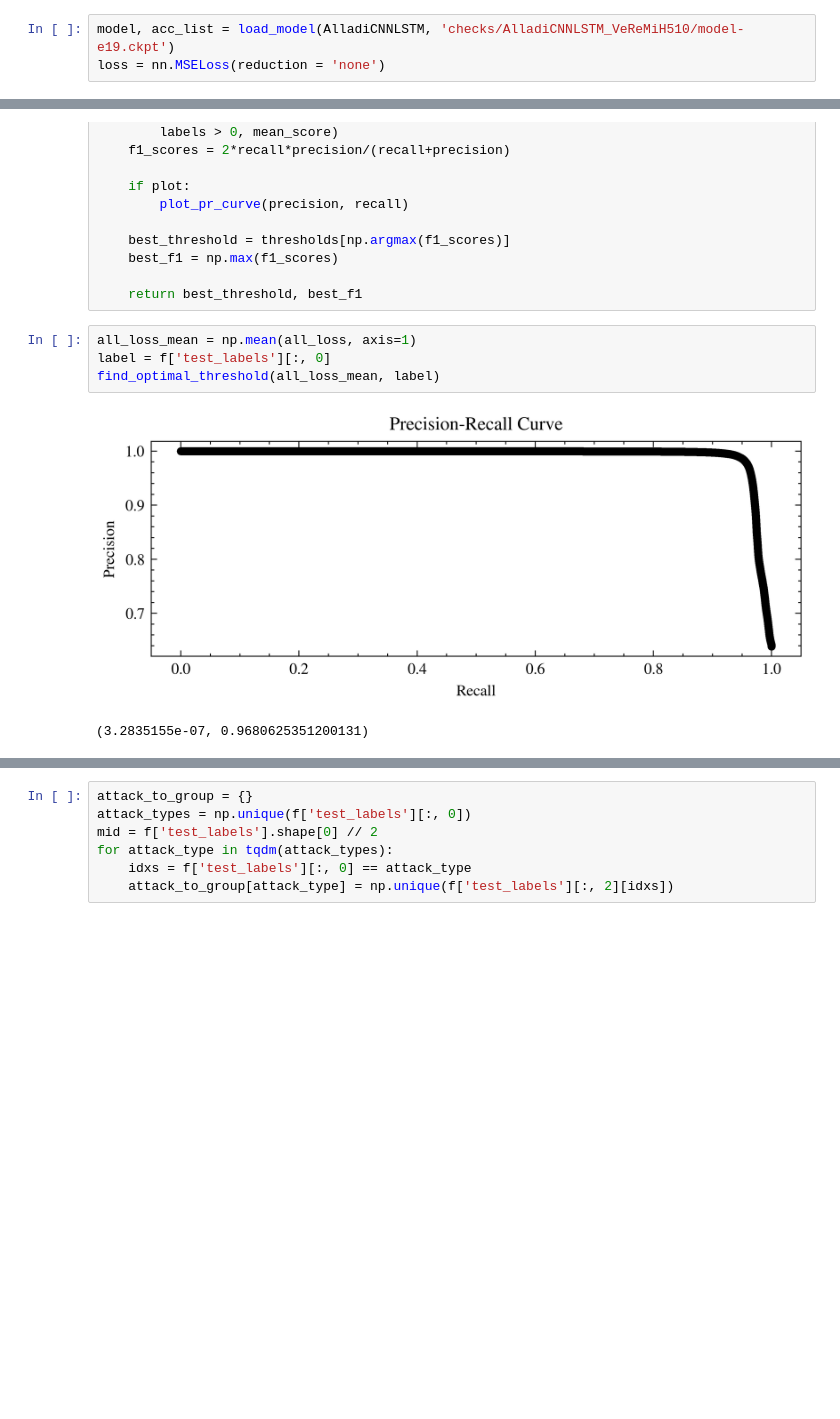
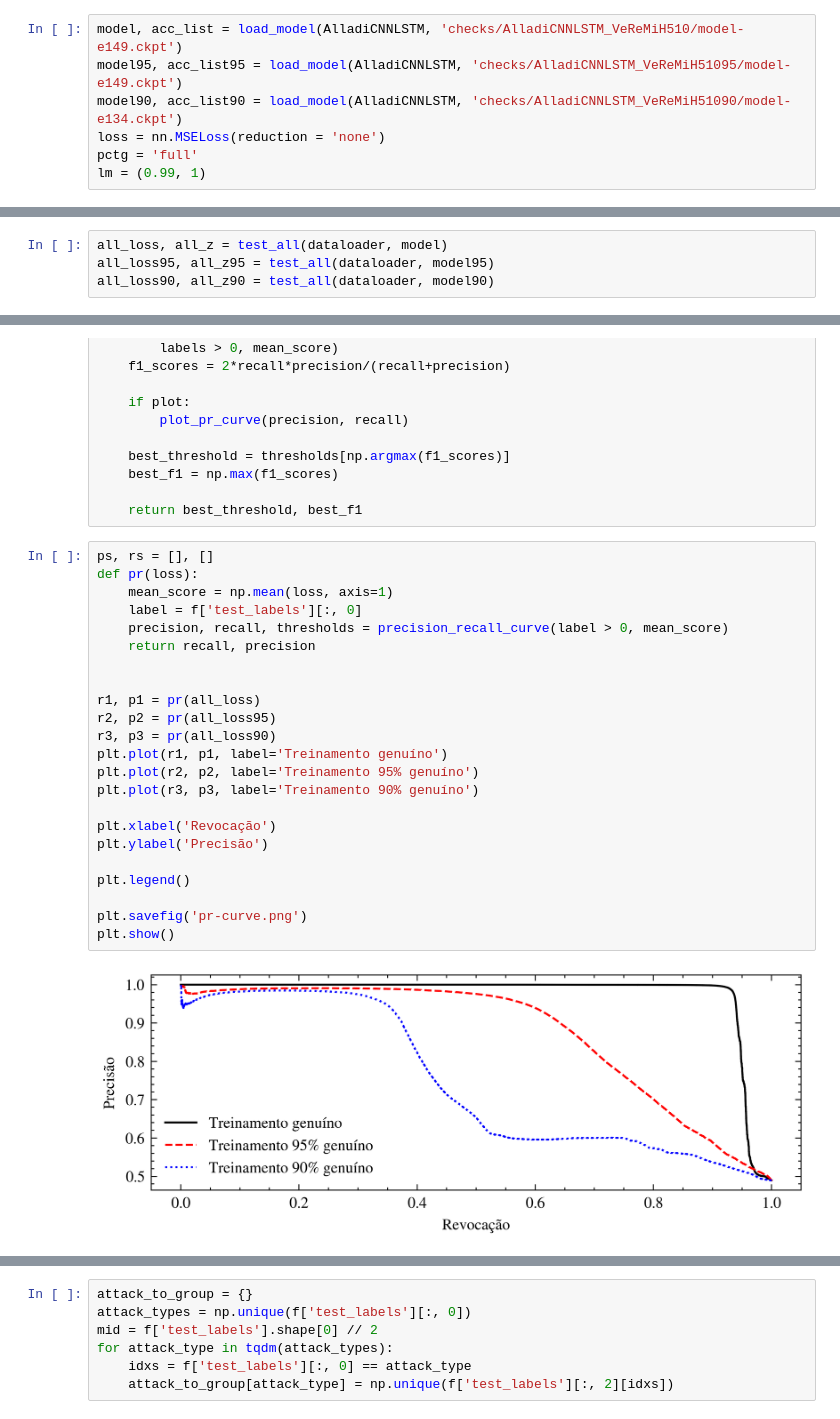
Before and after one commit to imperial-qore/TranAD, a Jupyter notebook: veremi/inference.ipynb, the cells around one changed output, grey strips where cells are left out. Saved outputs shown, nothing was run; the diff lists cells and outputs as text; blank space fills up the shorter version.

Commit message:
changes on notebooks (plots0

```diff
--- a/veremi/inference.ipynb
+++ b/veremi/inference.ipynb
@@ -245,5 +346,9 @@ def calc_point2point(predict, actual):
 # %%
-model, acc_list = load_model(AlladiCNNLSTM, 'checks/AlladiCNNLSTM_VeReMiH510/model-e19.ckpt')
+model, acc_list = load_model(AlladiCNNLSTM, 'checks/AlladiCNNLSTM_VeReMiH510/model-e149.ckpt')
+model95, acc_list95 = load_model(AlladiCNNLSTM, 'checks/AlladiCNNLSTM_VeReMiH51095/model-e149.ckpt')
+model90, acc_list90 = load_model(AlladiCNNLSTM, 'checks/AlladiCNNLSTM_VeReMiH51090/model-e134.ckpt')
 loss = nn.MSELoss(reduction = 'none')
+pctg = 'full'
+lm = (0.99, 1)
 # %% [output]
 Loading pre-trained model: AlladiCNNLSTM
@@ -299,3 +408,7 @@ all_loss, all_z = test_all()
+# %%
+all_loss, all_z = test_all(dataloader, model)
+all_loss95, all_z95 = test_all(dataloader, model95)
+all_loss90, all_z90 = test_all(dataloader, model90)
 # %%
 from sklearn.metrics import precision_recall_curve
 
@@ -319,9 +432,27 @@ def find_optimal_threshold(mean_score, labels, plot=True):
 
     return best_threshold, best_f1
 # %%
-all_loss_mean = np.mean(all_loss, axis=1)
-label = f['test_labels'][:, 0]
-find_optimal_threshold(all_loss_mean, label)
+ps, rs = [], []
+def pr(loss):
+    mean_score = np.mean(loss, axis=1)
+    label = f['test_labels'][:, 0]
+    precision, recall, thresholds = precision_recall_curve(label > 0, mean_score)
+    return recall, precision
+
+
+r1, p1 = pr(all_loss)
+r2, p2 = pr(all_loss95)
+r3, p3 = pr(all_loss90)
+plt.plot(r1, p1, label='Treinamento genuíno')
+plt.plot(r2, p2, label='Treinamento 95% genuíno')
+plt.plot(r3, p3, label='Treinamento 90% genuíno')
+
+plt.xlabel('Revocação')
+plt.ylabel('Precisão')
+
+plt.legend()
+
+plt.savefig('pr-curve.png')
+plt.show()
 # %% [output]
-[figure, old version]
+[figure, new version]
-(3.2835155e-07, 0.9680625351200131)
```
Also changed, not shown: parts of 19 cells of this notebook, 5 other files.
